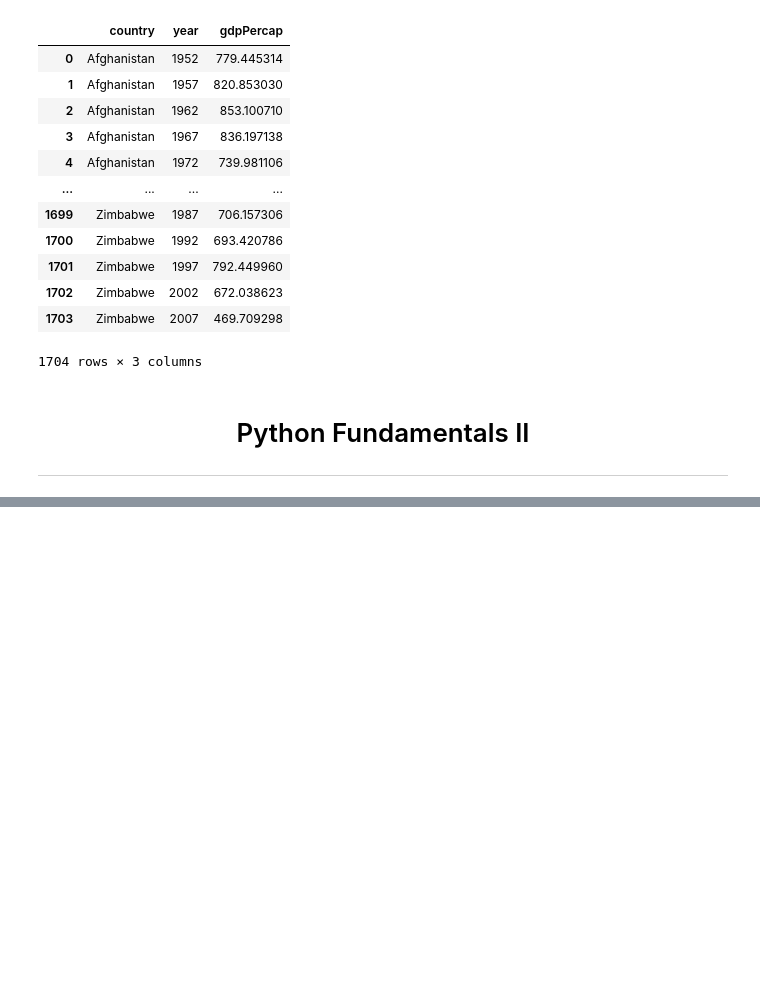
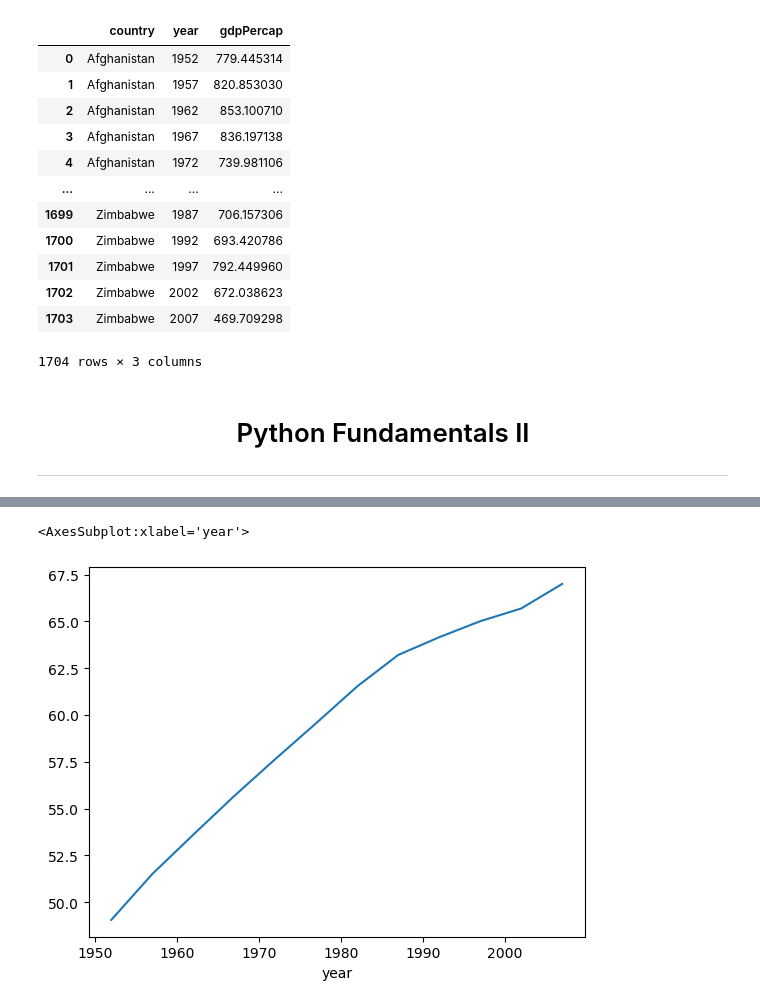
Before and after one commit to subratamondal1/MOOCs, a Jupyter notebook: data-analytics-with-python.ipynb, the cells around one changed output, grey strips where cells are left out. Drawn from its saved outputs; the diff is of its cells as text; code cells hidden in the pictures; blank space fills up the shorter version.

```diff
--- a/data-analytics-with-python.ipynb
+++ b/data-analytics-with-python.ipynb
@@ -525,0 +742,5 @@ df.iloc[:,[0,1,-1]]
+# %%
+df.groupby("year")["lifeExp"].mean().plot()
+# %% [output]
+<AxesSubplot:xlabel='year'>
+[figure, added]
```
Also changed, not shown: parts of 32 cells of this notebook.
